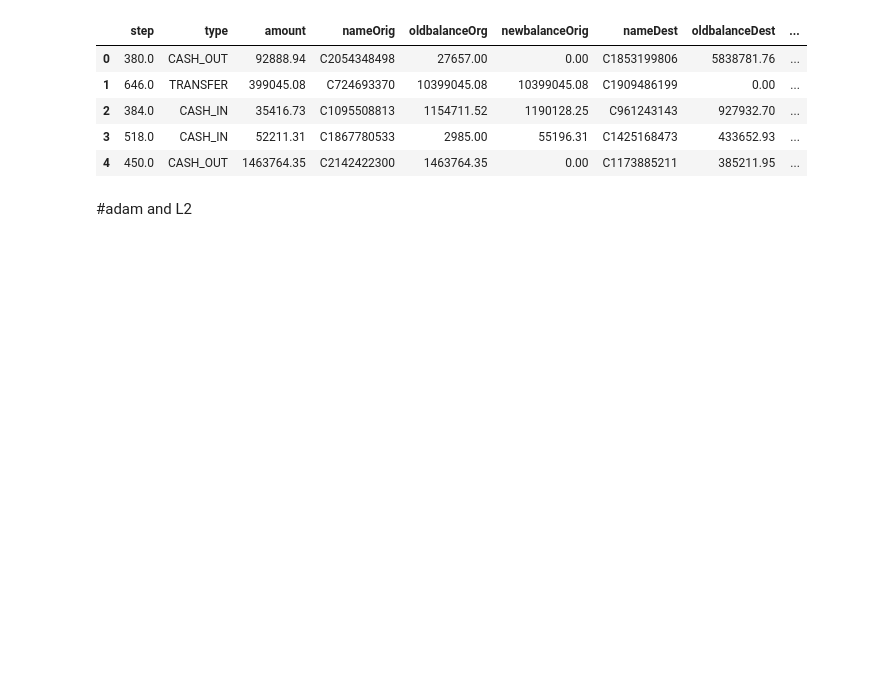
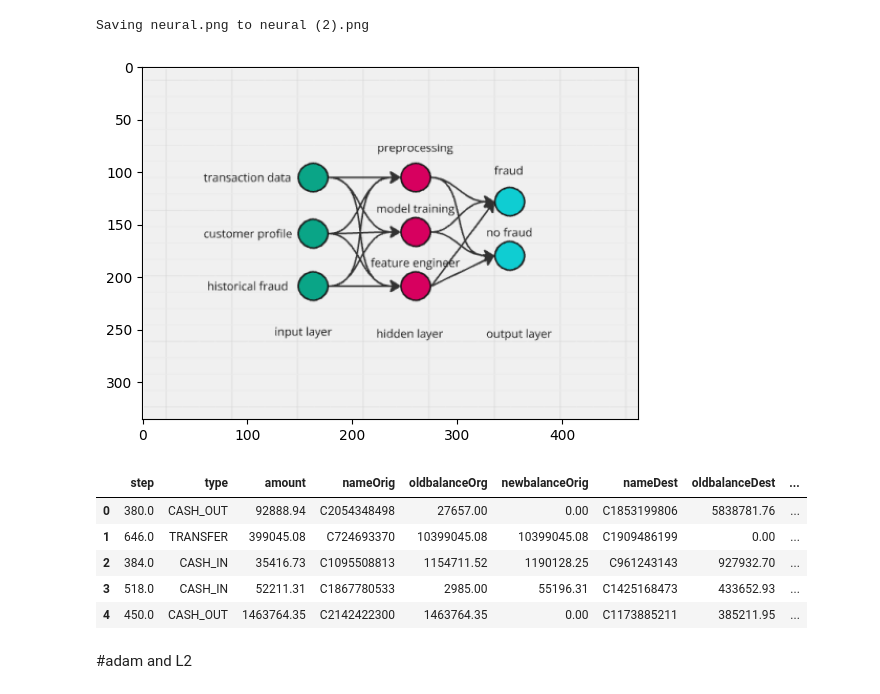
Before and after one commit to sergekamanzi/Fraud-Detection, a Jupyter notebook: fraud.ipynb, the cells around one changed output. Cells and saved outputs as stored; diff of their text form; code cells hidden in the pictures; blank space fills up the shorter version.

```diff
--- a/fraud.ipynb
+++ b/fraud.ipynb
@@ -1,2 +1,14 @@
 # %% [markdown]
 <a href="https://colab.research.google.com/github/sergekamanzi/Fraud-Detection/blob/main/fraud.ipynb" target="_parent"><img src="https://colab.research.google.com/assets/colab-badge.svg" alt="Open In Colab"/></a>
+# %%
+from google.colab import files
+from PIL import Image
+import matplotlib.pyplot as plt
+
+uploaded = files.upload()
+
+
+image = Image.open('/content/neural.png')
+plt.imshow(image)
+plt.show()
+# %% [output]
@@ -3,3 +16,5 @@
+Saving neural.png to neural (2).png
+[figure, added]
 # %%
 import pandas as pd
 import numpy as np
```
Also changed, not shown: parts of 10 cells of this notebook.
